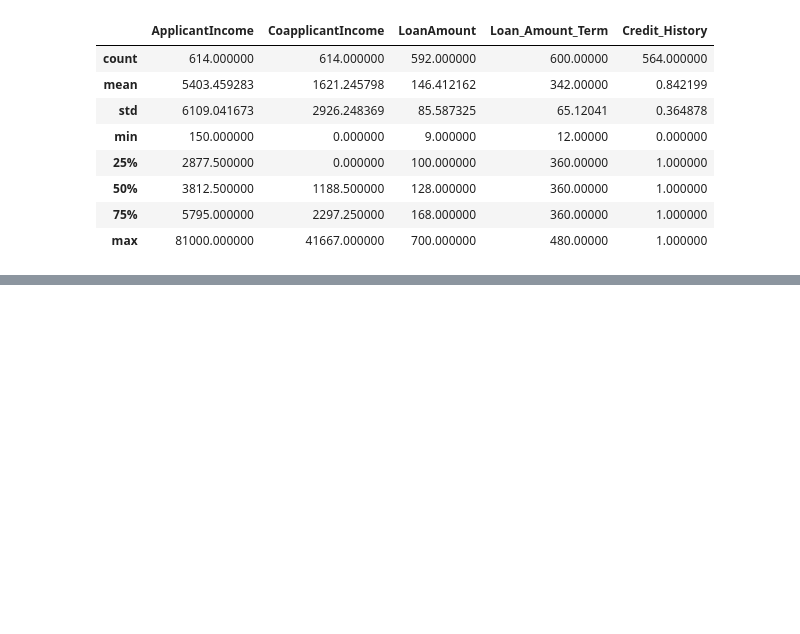
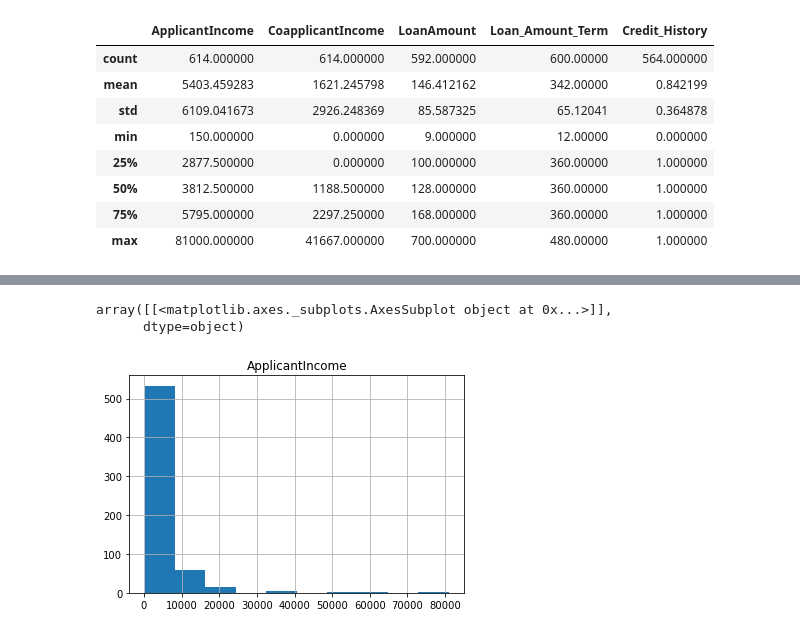
Before and after one commit to haritsaxena/ml_analytics, a Jupyter notebook: ch1/pandas_intro1/loan.ipynb, the cells around one changed output, grey strips where cells are left out. Cells and saved outputs as stored; diff of their text form; code cells hidden in the pictures; blank space fills up the shorter version.

```diff
--- a/ch1/pandas_intro1/loan.ipynb
+++ b/ch1/pandas_intro1/loan.ipynb
@@ -32,0 +50,6 @@ df.size()
+# %%
+df.hist(column = 'ApplicantIncome')
+# %% [output]
+array([[<matplotlib.axes._subplots.AxesSubplot object at 0x...>]],
+      dtype=object)
+[figure, added]
```
Also changed, not shown: parts of 12 cells of this notebook, 3 other files.
